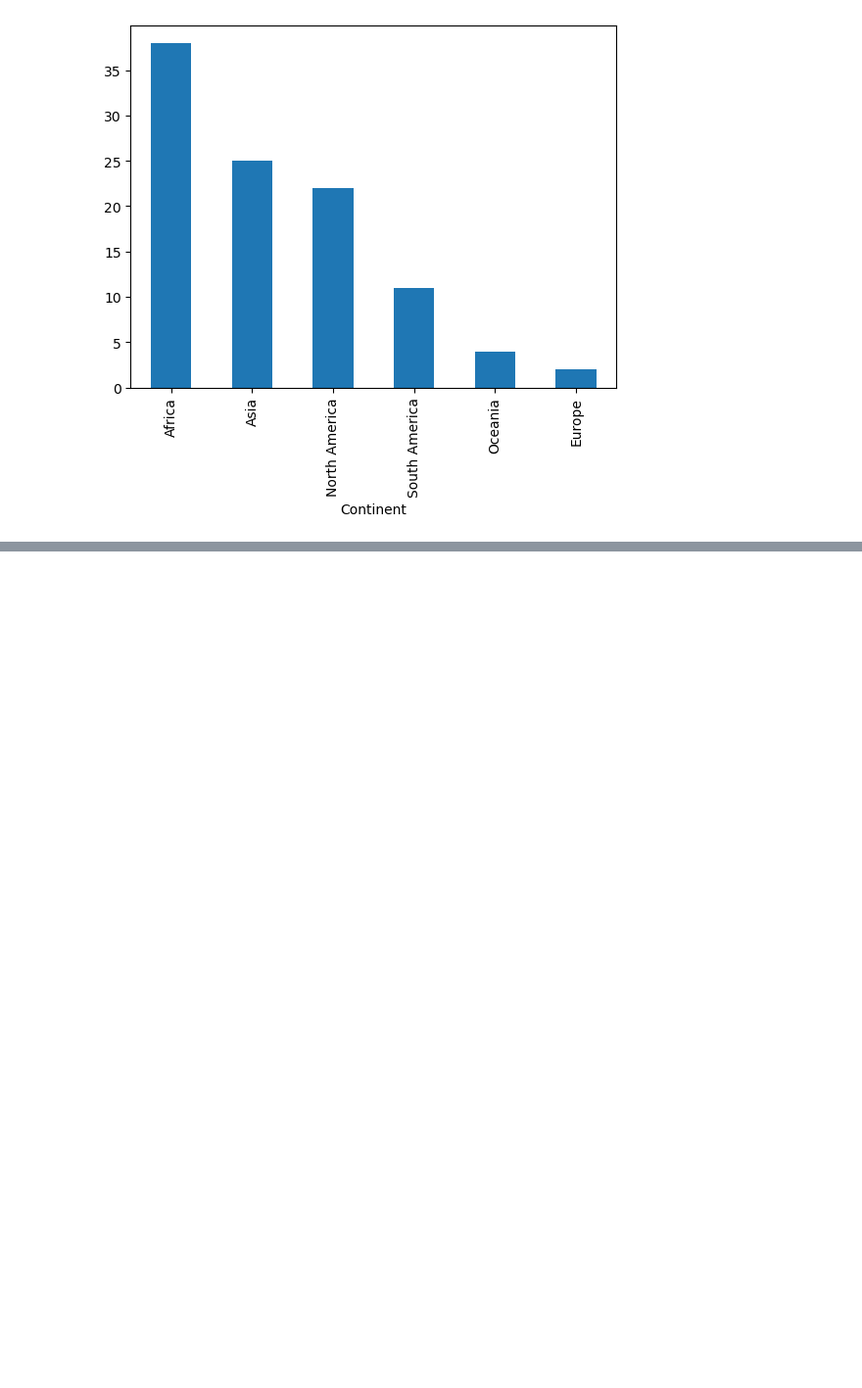
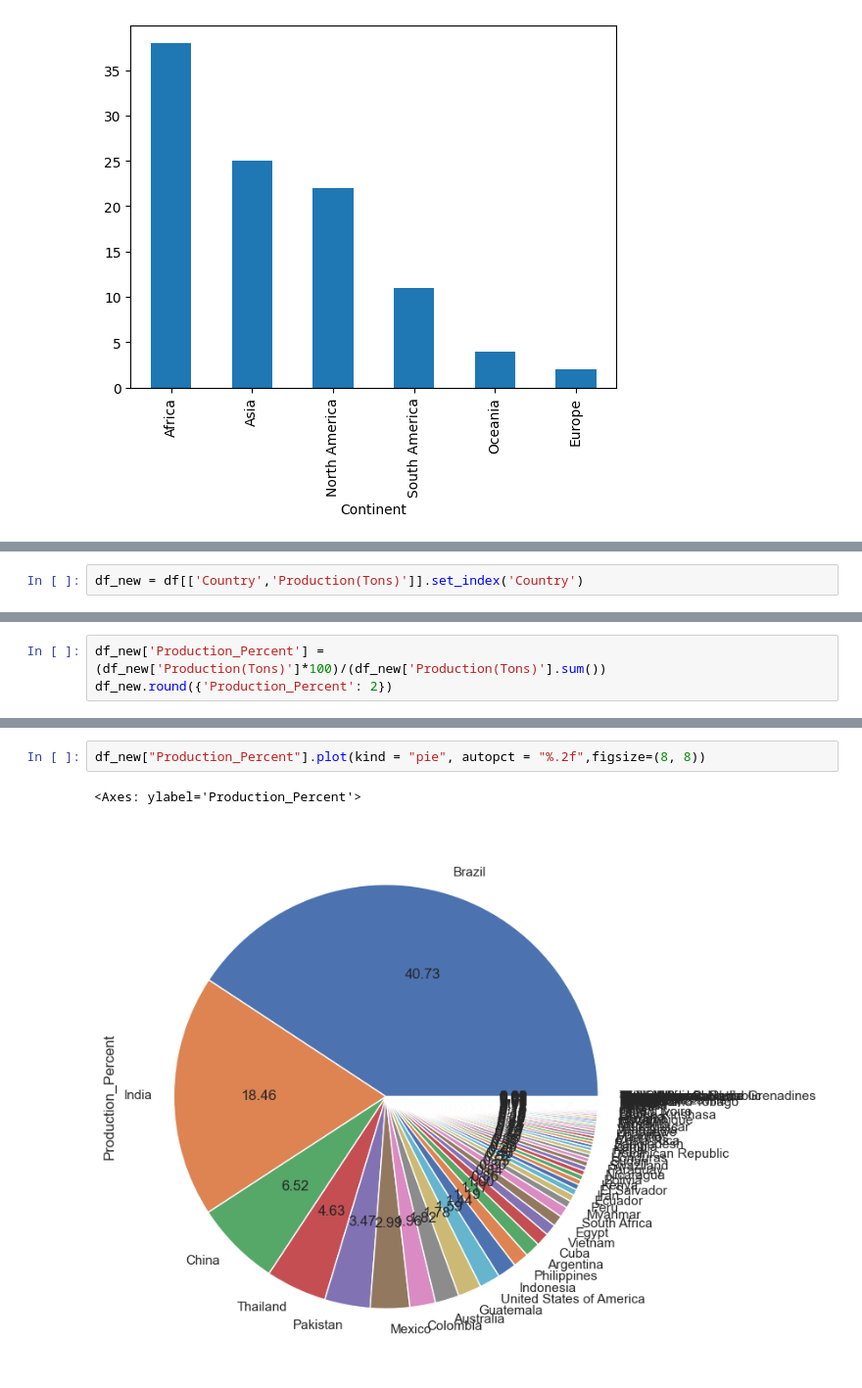
Before and after one commit to ramzal87/EDA-Sugarcane-Production, a Jupyter notebook: Sugerane EDA.ipynb, the cells around one changed output, grey strips where cells are left out. Shown at 98% size. Saved outputs shown, nothing was run; the diff lists cells and outputs as text; blank space fills up the shorter version.

```diff
--- a/Sugerane EDA.ipynb
+++ b/Sugerane EDA.ipynb
@@ -150,0 +218,2 @@ sns.displot(df['Yield(Kg/Hectare)'])
+# %%
+df_new = df[['Country','Production(Tons)']].set_index('Country')
@@ -150,0 +237,3 @@ sns.displot(df['Yield(Kg/Hectare)'])
+# %%
+df_new['Production_Percent'] = (df_new['Production(Tons)']*100)/(df_new['Production(Tons)'].sum())
+df_new.round({'Production_Percent': 2})
@@ -150,0 +255,5 @@ sns.displot(df['Yield(Kg/Hectare)'])
+# %%
+df_new["Production_Percent"].plot(kind = "pie", autopct = "%.2f",figsize=(8, 8))
+# %% [output]
+<Axes: ylabel='Production_Percent'>
+[figure, added]
```
Also changed, not shown: parts of 43 cells of this notebook.
